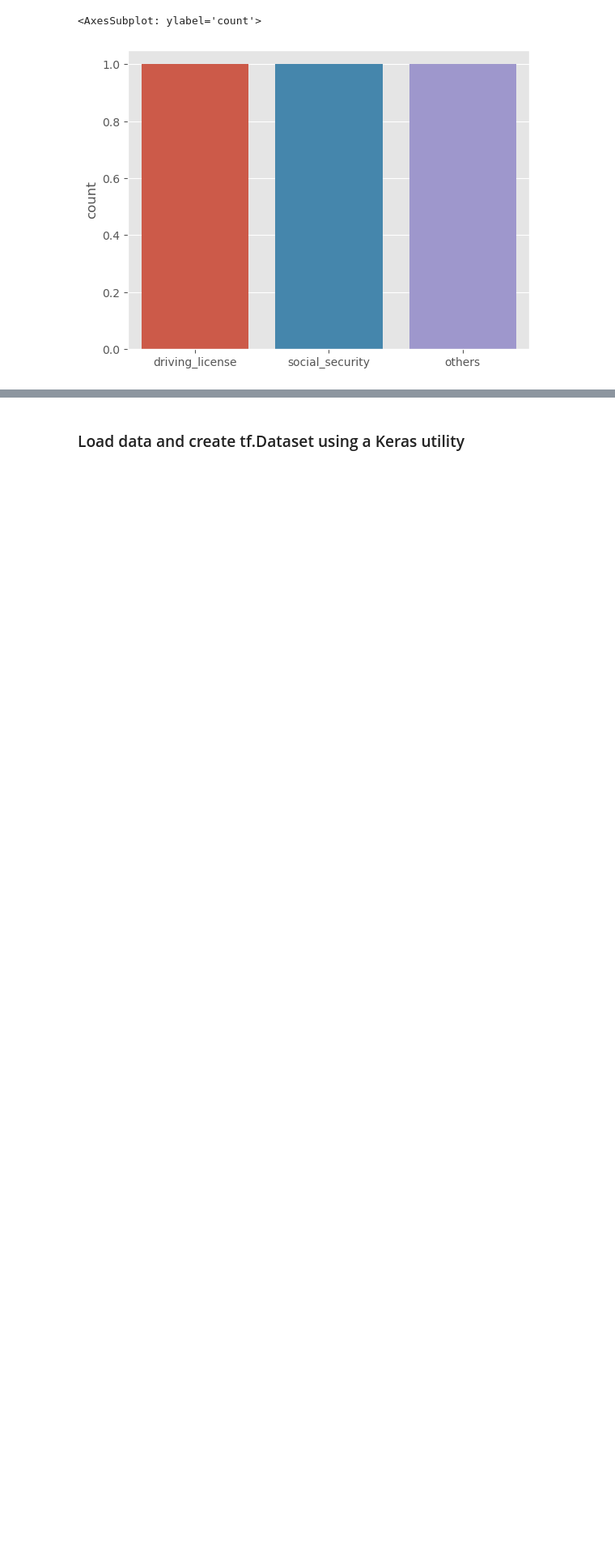
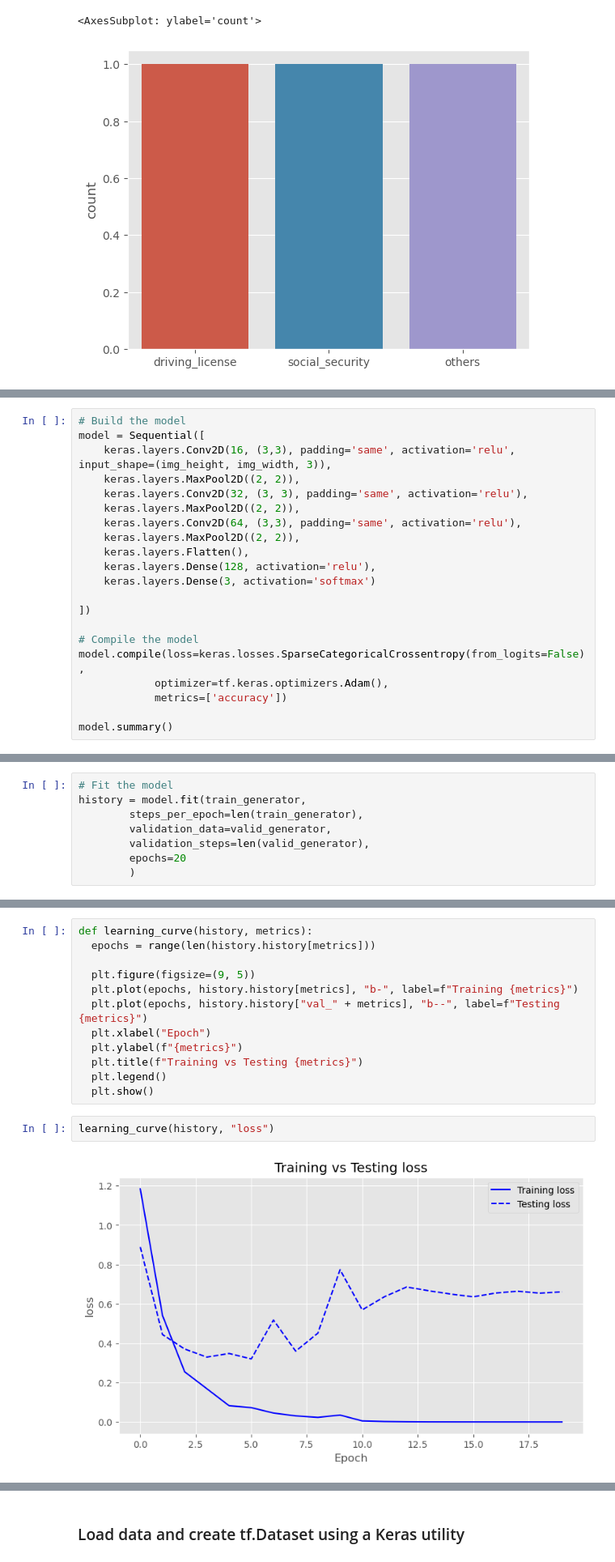
Before and after one commit to JacobJ215/Real-Time-Image-Classification, a Jupyter notebook: cnn.ipynb, the cells around one changed output, grey strips where cells are left out. Shown at 81% size. Saved outputs shown, nothing was run; the diff lists cells and outputs as text; blank space fills up the shorter version.

Commit message:
added CNN baseline model

```diff
--- a/cnn.ipynb
+++ b/cnn.ipynb
@@ -74,0 +110,21 @@ sns.countplot(df)
+# %%
+# Build the model
+model = Sequential([
+    keras.layers.Conv2D(16, (3,3), padding='same', activation='relu', input_shape=(img_height, img_width, 3)),
+    keras.layers.MaxPool2D((2, 2)),
+    keras.layers.Conv2D(32, (3, 3), padding='same', activation='relu'),
+    keras.layers.MaxPool2D((2, 2)),
+    keras.layers.Conv2D(64, (3,3), padding='same', activation='relu'),
+    keras.layers.MaxPool2D((2, 2)),
+    keras.layers.Flatten(),
+    keras.layers.Dense(128, activation='relu'),
+    keras.layers.Dense(3, activation='softmax')
+
+])
+
+# Compile the model
+model.compile(loss=keras.losses.SparseCategoricalCrossentropy(from_logits=False),
+            optimizer=tf.keras.optimizers.Adam(),
+            metrics=['accuracy'])
+
+model.summary()
@@ -74,0 +149,8 @@ sns.countplot(df)
+# %%
+# Fit the model
+history = model.fit(train_generator,
+        steps_per_epoch=len(train_generator),
+        validation_data=valid_generator,
+        validation_steps=len(valid_generator),
+        epochs=20
+        )
@@ -74,0 +178,16 @@ sns.countplot(df)
+# %%
+def learning_curve(history, metrics):
+  epochs = range(len(history.history[metrics]))
+
+  plt.figure(figsize=(9, 5))
+  plt.plot(epochs, history.history[metrics], "b-", label=f"Training {metrics}")
+  plt.plot(epochs, history.history["val_" + metrics], "b--", label=f"Testing {metrics}")
+  plt.xlabel("Epoch")
+  plt.ylabel(f"{metrics}")
+  plt.title(f"Training vs Testing {metrics}")
+  plt.legend()
+  plt.show()
+# %%
+learning_curve(history, "loss")
+# %% [output]
+[figure, added]
```
Also changed, not shown: parts of 20 cells of this notebook.
